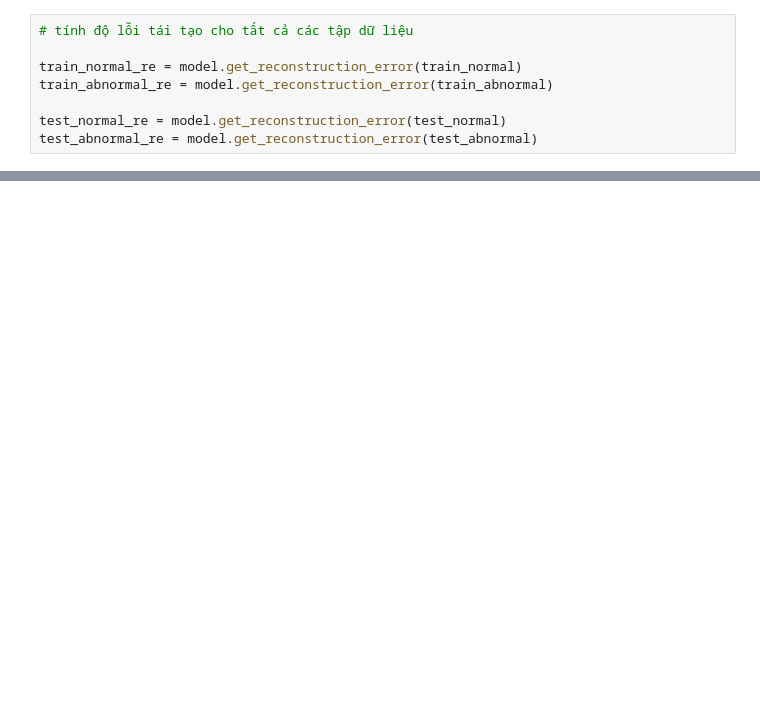
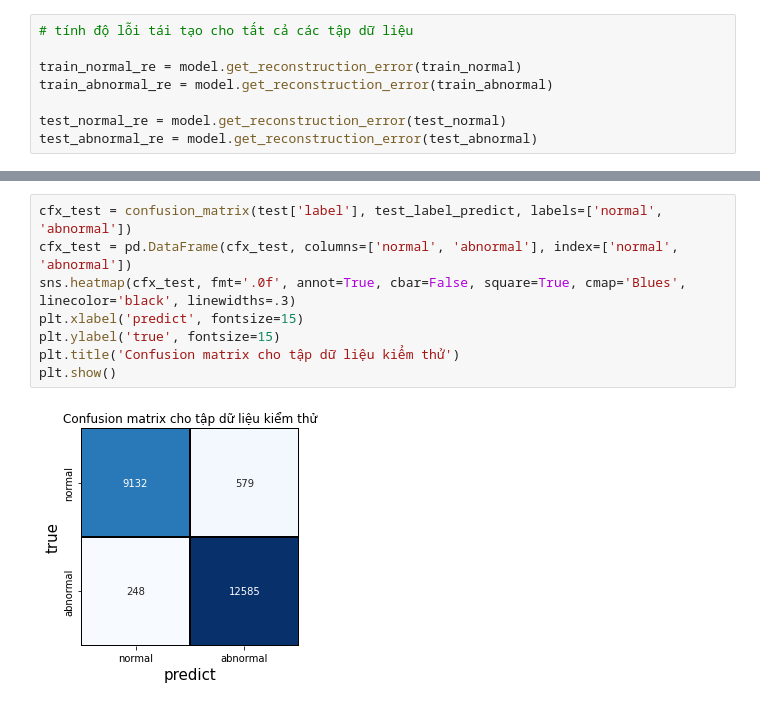
Before and after one commit to tuanio/autoencoder-anomaly-detection, a Jupyter notebook: Autoencoder_AnomalyDetector_NSLKDD.ipynb, the cells around one changed output, grey strips where cells are left out. Saved outputs shown, nothing was run; the diff lists cells and outputs as text; blank space fills up the shorter version.

```diff
--- a/Autoencoder_AnomalyDetector_NSLKDD.ipynb
+++ b/Autoencoder_AnomalyDetector_NSLKDD.ipynb
@@ -173,0 +215,10 @@ accuracy_score(test['label'], test_label_predict)
+# %%
+cfx_test = confusion_matrix(test['label'], test_label_predict, labels=['normal', 'abnormal'])
+cfx_test = pd.DataFrame(cfx_test, columns=['normal', 'abnormal'], index=['normal', 'abnormal'])
+sns.heatmap(cfx_test, fmt='.0f', annot=True, cbar=False, square=True, cmap='Blues', linecolor='black', linewidths=.3)
+plt.xlabel('predict', fontsize=15)
+plt.ylabel('true', fontsize=15)
+plt.title('Confusion matrix cho tập dữ liệu kiểm thử')
+plt.show()
+# %% [output]
+[figure, added]
```
Also changed, not shown: parts of 11 cells of this notebook.
